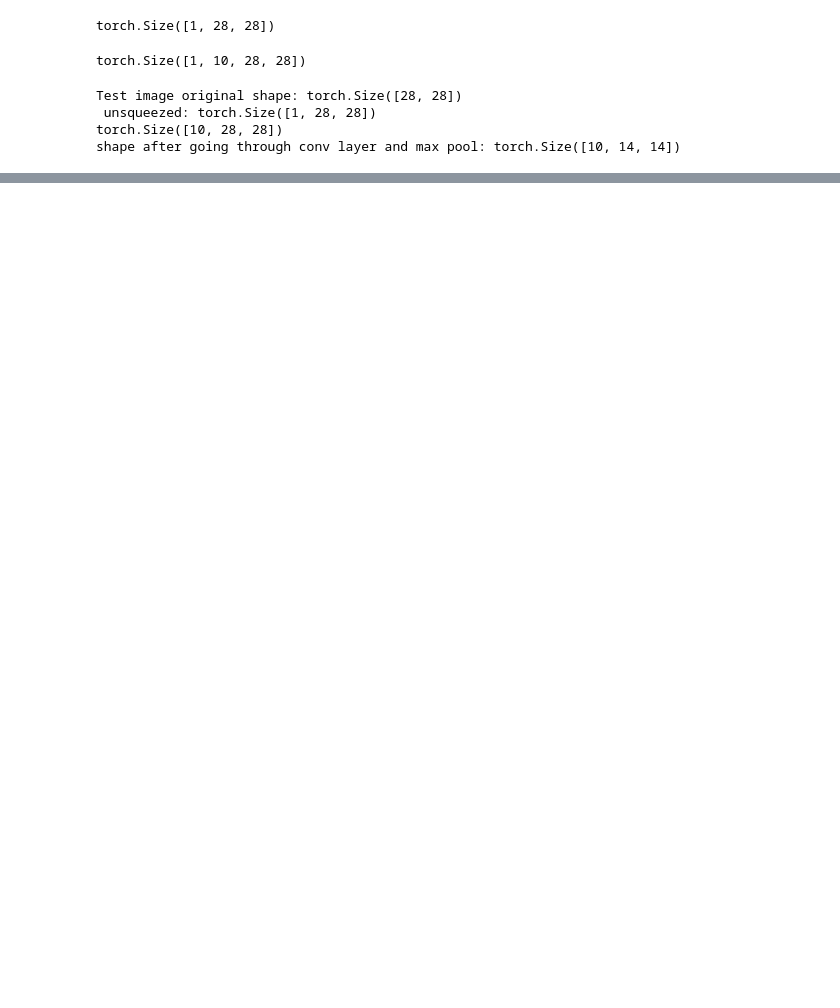
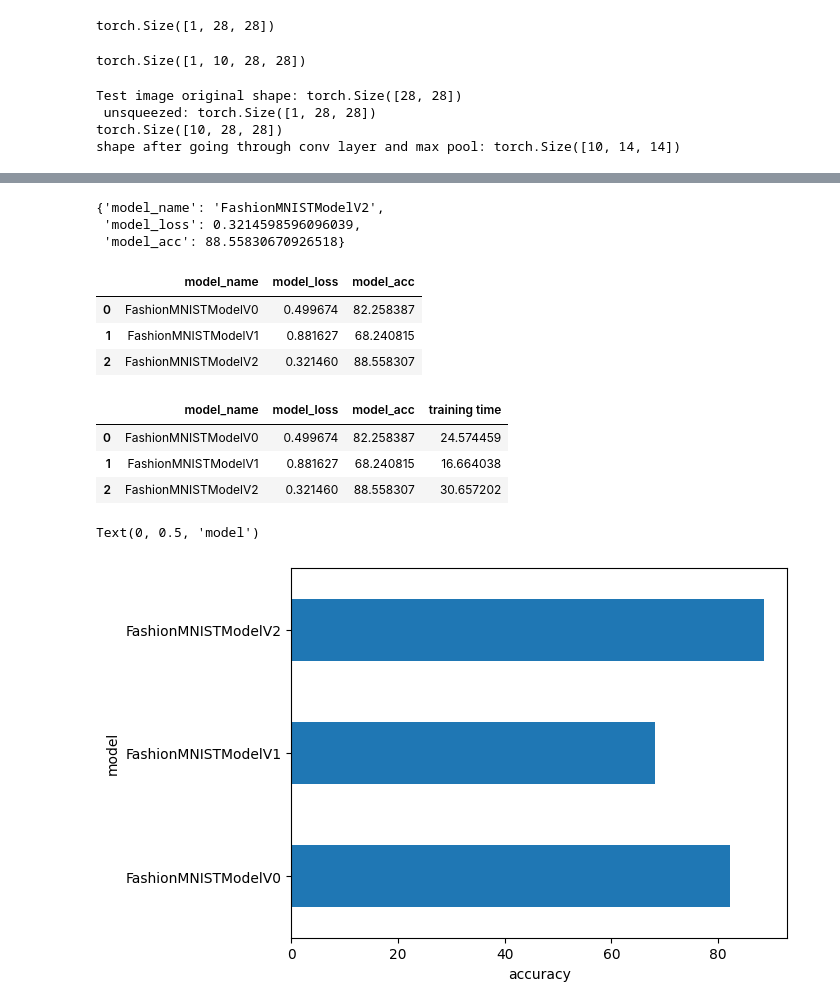
Before and after one commit to LadakaTayaara/deep-learning-codealong-nb, a Jupyter notebook: computervisiontut.ipynb, the cells around one changed output, grey strips where cells are left out. Saved outputs shown, nothing was run; the diff lists cells and outputs as text; code cells hidden in the pictures; blank space fills up the shorter version.

```diff
--- a/computervisiontut.ipynb
+++ b/computervisiontut.ipynb
@@ -689,3 +678,10 @@ Test image original shape: torch.Size([28, 28])
  unsqueezed: torch.Size([1, 28, 28])
 torch.Size([10, 28, 28])
 shape after going through conv layer and max pool: torch.Size([10, 14, 14])
+# %%
+#setup a loss function and optimizer for model2
+from helper_functions import accuracy_fn
+
+loss_fn=nn.CrossEntropyLoss()
+optimizer=torch.optim.SGD(params=model_2.parameters(),
+                          lr=0.1)
@@ -691,0 +746,45 @@ shape after going through conv layer and max pool: torch.Size([10, 14, 14])
+# %%
+#get model2 results
+model_2_results=eval_model(
+    model=model_2,
+    data_loader=test_dataloader,
+    loss_fn=loss_fn,
+    accuracy_fn=accuracy_fn
+)
+
+model_2_results
+# %% [output]
+{'model_name': 'FashionMNISTModelV2',
+ 'model_loss': 0.3214598596096039,
+ 'model_acc': 88.55830670926518}
+# %%
+#compare model results and training time
+import pandas as pd
+compare_results=pd.DataFrame([model0_results,
+                              model1_results,
+                              model_2_results])
+
+compare_results
+# %% [output]
+|  | model_name | model_loss | model_acc |
+| 0 | FashionMNISTModelV0 | 0.499674 | 82.258387 |
+| 1 | FashionMNISTModelV1 | 0.881627 | 68.240815 |
+| 2 | FashionMNISTModelV2 | 0.321460 | 88.558307 |
+# %%
+compare_results["training time"]=[total_train_time_model0,
+                                  total_train_time_model1,
+                                  total_train_time_model2]
+
+compare_results
+# %% [output]
+|  | model_name | model_loss | model_acc | training time |
+| 0 | FashionMNISTModelV0 | 0.499674 | 82.258387 | 24.574459 |
+| 1 | FashionMNISTModelV1 | 0.881627 | 68.240815 | 16.664038 |
+| 2 | FashionMNISTModelV2 | 0.321460 | 88.558307 | 30.657202 |
+# %%
+compare_results.set_index("model_name")["model_acc"].plot(kind="barh")
+plt.xlabel("accuracy")
+plt.ylabel("model")
+# %% [output]
+Text(0, 0.5, 'model')
+[figure, added]
```
Also changed, not shown: parts of 12 cells of this notebook.
